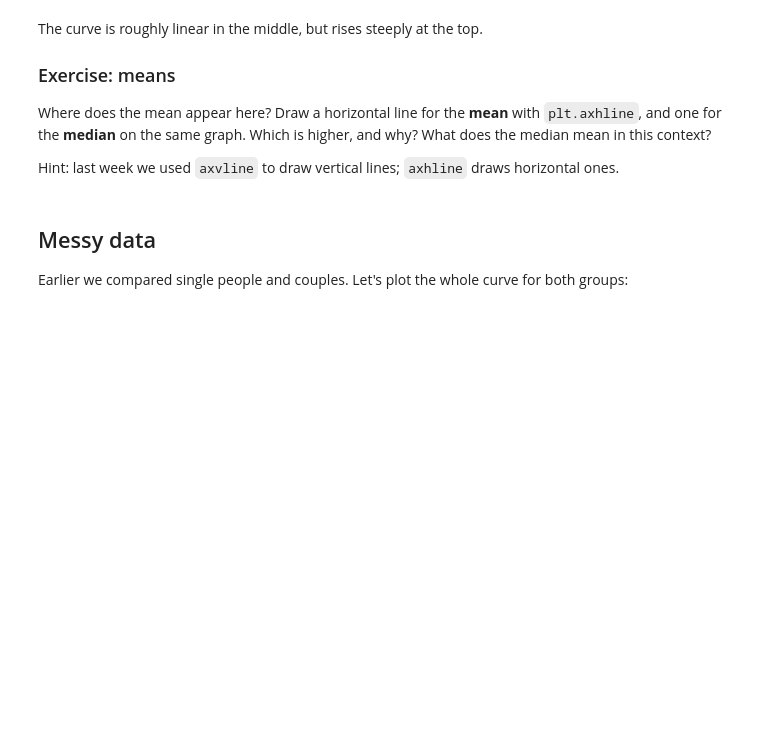
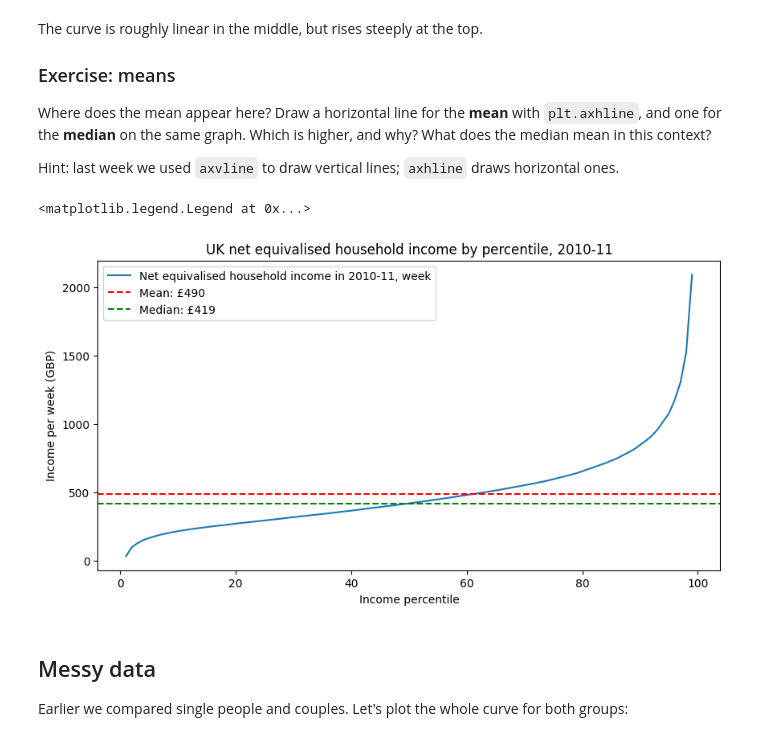
Before and after one commit to charlottepratkhoo-blip/QM2, a Jupyter notebook: notebooks/W02. Pandas.ipynb, the cells around one changed output. Cells and saved outputs as stored; diff of their text form; code cells hidden in the pictures; blank space fills up the shorter version.

```diff
--- a/notebooks/W02. Pandas.ipynb
+++ b/notebooks/W02. Pandas.ipynb
@@ -148,6 +165,19 @@ Where does the mean appear here? Draw a horizontal line for the **mean** with `p
 Hint: last week we used `axvline` to draw vertical lines; `axhline` draws horizontal ones.
 # %%
 # your code here
+#3 mean=anything.mean()
+#optional arguements +, label=f"median: plt. legend looks for any labels provided in the box
+#fstring cutting string and put varaiable allowing to render
+income[weekly].plot()
+plt.title("UK net equivalised household income by percentile, 2010-11")
+plt.xlabel("Income percentile")
+plt.ylabel("Income per week (GBP)")
+plt.axhline(income[weekly].mean(), color="red", linestyle="--", label=f"Mean: £{income[weekly].mean():.0f}")
+plt.axhline(income[weekly].median(), color="green", linestyle="--", label=f"Median: £{income[weekly].median():.0f}")
+plt.legend()
+# %% [output]
+<matplotlib.legend.Legend at 0x...>
+[figure, added]
 # %% [markdown]
 ## Messy data
 
```
Also changed, not shown: parts of 9 cells of this notebook.
